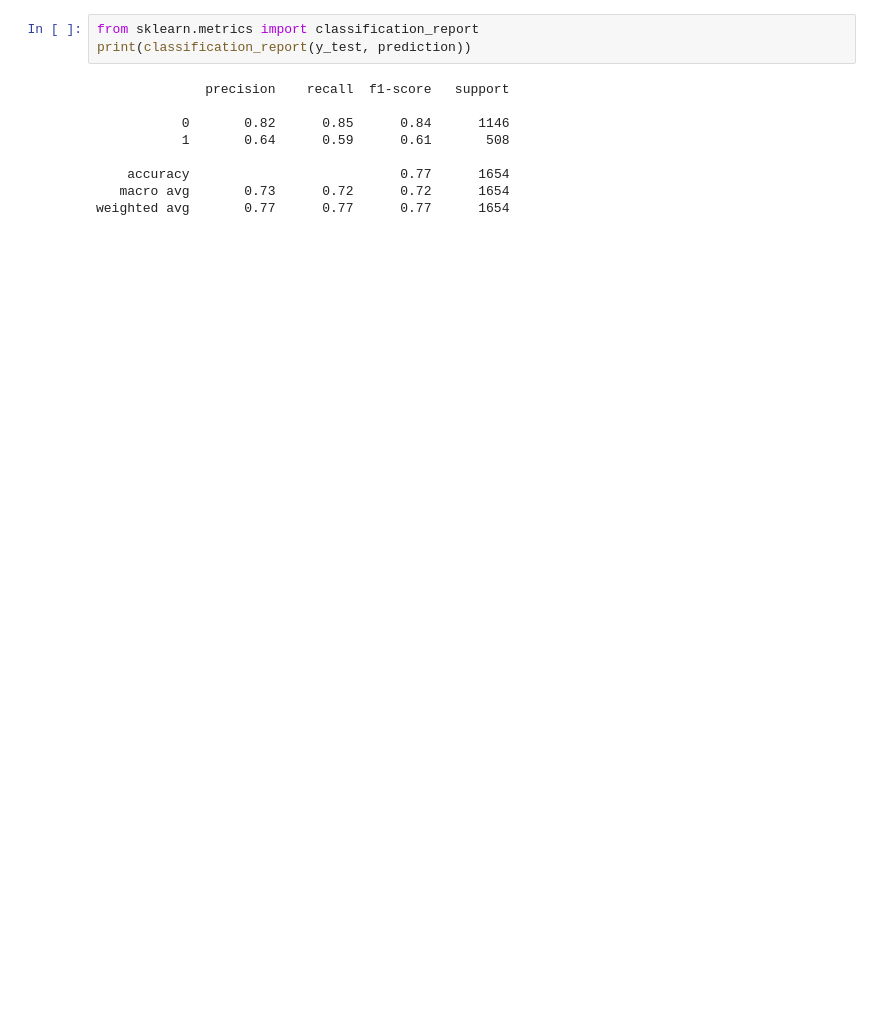
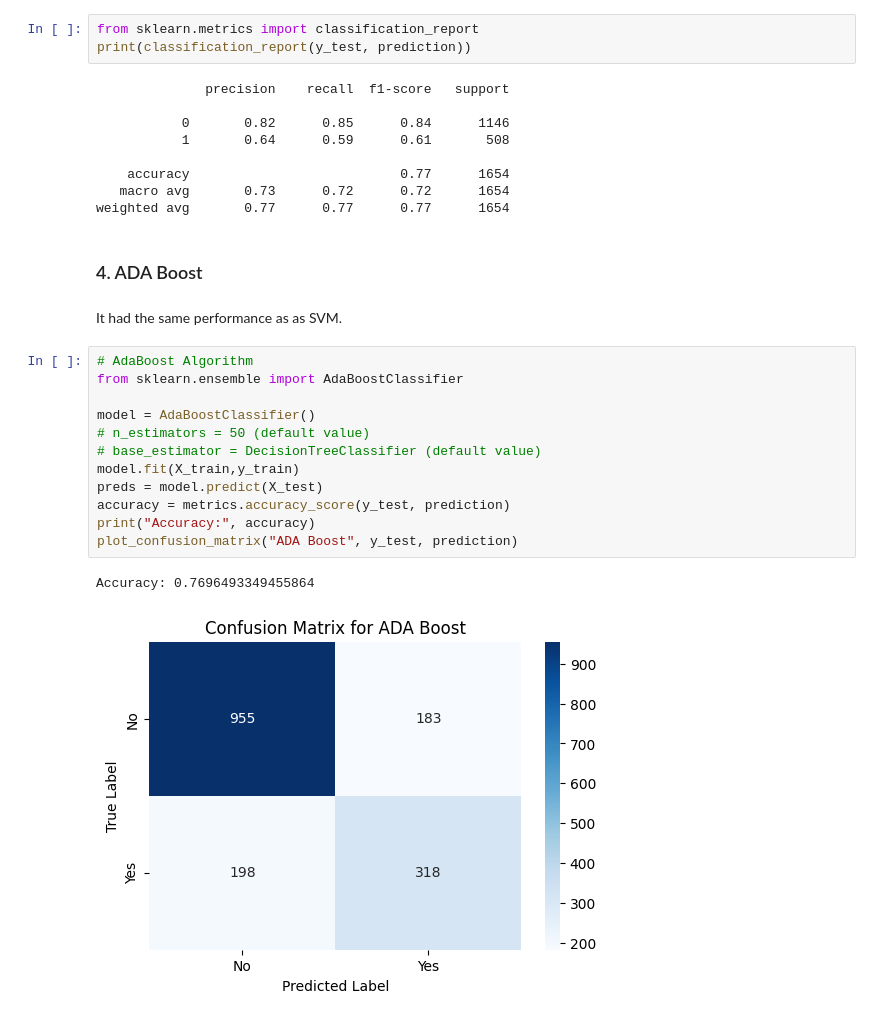
Before and after one commit to nesrineabd/churn-analysis-telecom, a Jupyter notebook: Telecom Churn Prediction.ipynb, the cells around one changed output. Cells and saved outputs as stored; diff of their text form; blank space fills up the shorter version.

Commit message:
add ada boost, xgboost

```diff
--- a/Telecom Churn Prediction.ipynb
+++ b/Telecom Churn Prediction.ipynb
@@ -547,3 +552,22 @@ print(classification_report(y_test, prediction))
     accuracy                           0.77      1654
    macro avg       0.73      0.72      0.72      1654
 weighted avg       0.77      0.77      0.77      1654
+# %% [markdown]
+### 4. ADA Boost
+# %% [markdown]
+It had the same performance as as SVM.
+# %%
+# AdaBoost Algorithm
+from sklearn.ensemble import AdaBoostClassifier
+
+model = AdaBoostClassifier()
+# n_estimators = 50 (default value)
+# base_estimator = DecisionTreeClassifier (default value)
+model.fit(X_train,y_train)
+preds = model.predict(X_test)
+accuracy = metrics.accuracy_score(y_test, prediction)
+print("Accuracy:", accuracy)
+plot_confusion_matrix("ADA Boost", y_test, prediction)
+# %% [output]
+Accuracy: 0.7696493349455864
+[figure, added]
```
Also changed, not shown: parts of 9 cells of this notebook.
